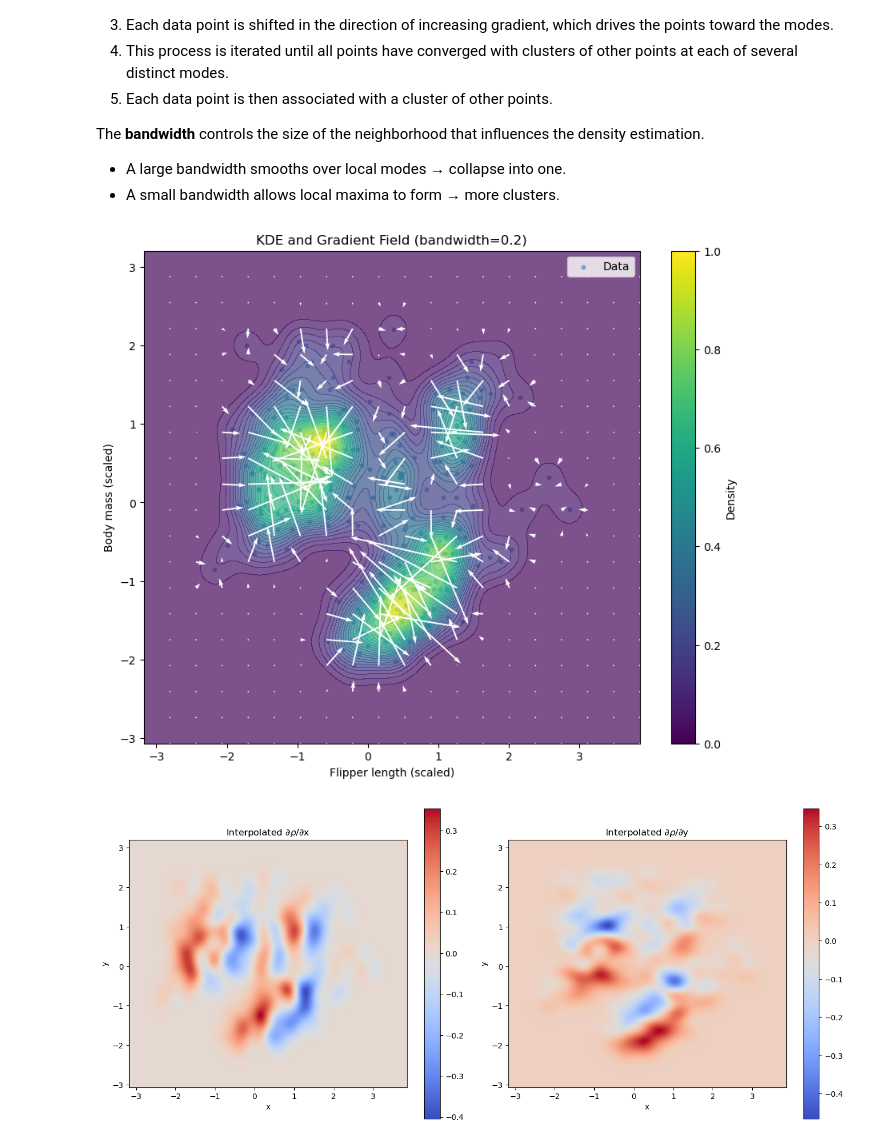
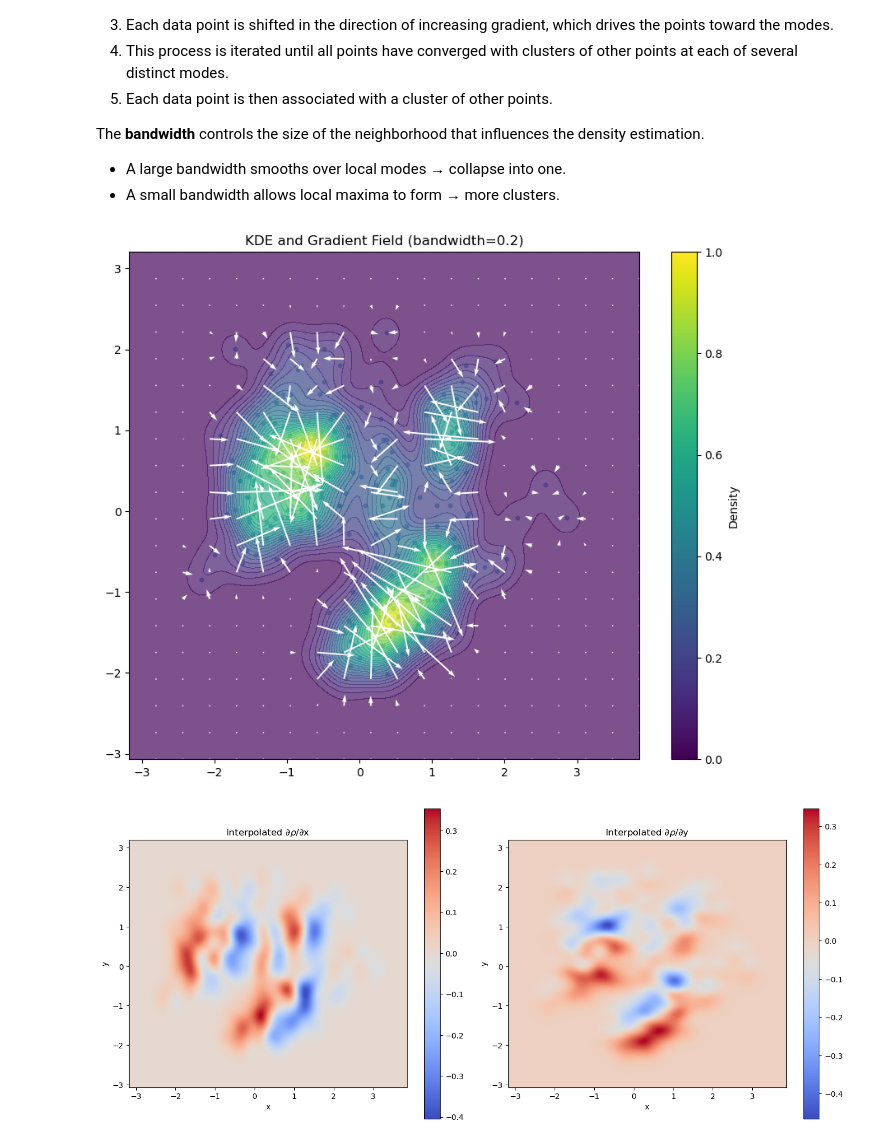
Before and after one commit to robertoinfurna/astrostatistics_bicocca_2024, a Jupyter notebook: working/13_Penguins_and_clustering.ipynb, the cells around one changed output. Drawn from its saved outputs; the diff is of its cells as text; code cells hidden in the pictures.

```diff
--- a/working/13_Penguins_and_clustering.ipynb
+++ b/working/13_Penguins_and_clustering.ipynb
@@ -342,37 +342,37 @@ grid_points = np.vstack([xx.ravel(), yy.ravel()]).T  # Shape: (N, 2)
 
 # --- Evaluate KDE on grid ---
 log_density = kde.score_samples(grid_points)
 density = np.exp(log_density).reshape(xx.shape)
 
 # --- Compute gradients of the density ---
 grad_y, grad_x = np.gradient(density, y[1] - y[0], x[1] - x[0])
 
 # --- Create interpolators for the gradients ---
 interp_grad_x = RegularGridInterpolator((y, x), grad_x)
 interp_grad_y = RegularGridInterpolator((y, x), grad_y)
 
 # --- Coarse grid for vector field ---
 Xq, Yq = np.meshgrid(np.linspace(x_min, x_max, 20),
                      np.linspace(y_min, y_max, 20))
 points = np.vstack([Yq.ravel(), Xq.ravel()]).T  # Order: (y, x)
 
 # --- Evaluate gradients on coarse grid ---
 Gx = interp_grad_x(points).reshape(Xq.shape)
 Gy = interp_grad_y(points).reshape(Yq.shape)
 
 # --- Plot everything ---
 plt.figure(figsize=(10, 8))
 plt.scatter(X_2d[:, 0], X_2d[:, 1], s=10, alpha=0.5, label='Data')
 plt.contourf(xx, yy, density, levels=30, cmap='viridis', alpha=0.7)
 plt.quiver(Xq, Yq, Gx, Gy, color='white', angles='xy')
 plt.colorbar(label='Density')
-plt.xlabel('Flipper length (scaled)')
-plt.ylabel('Body mass (scaled)')
+#plt.xlabel('Flipper length (scaled)')
+#plt.ylabel('Body mass (scaled)')
 plt.title(f'KDE and Gradient Field (bandwidth={bandwidth})')
-plt.legend()
+#plt.legend()
 plt.show()
 # %% [output]
-[figure, old version]
+[figure, new version]
 # %%
 # Flatten meshgrid for interpolation: shape (N, 2)
 mesh_points = np.vstack([yy.ravel(), xx.ravel()]).T  # (y, x) order
```
